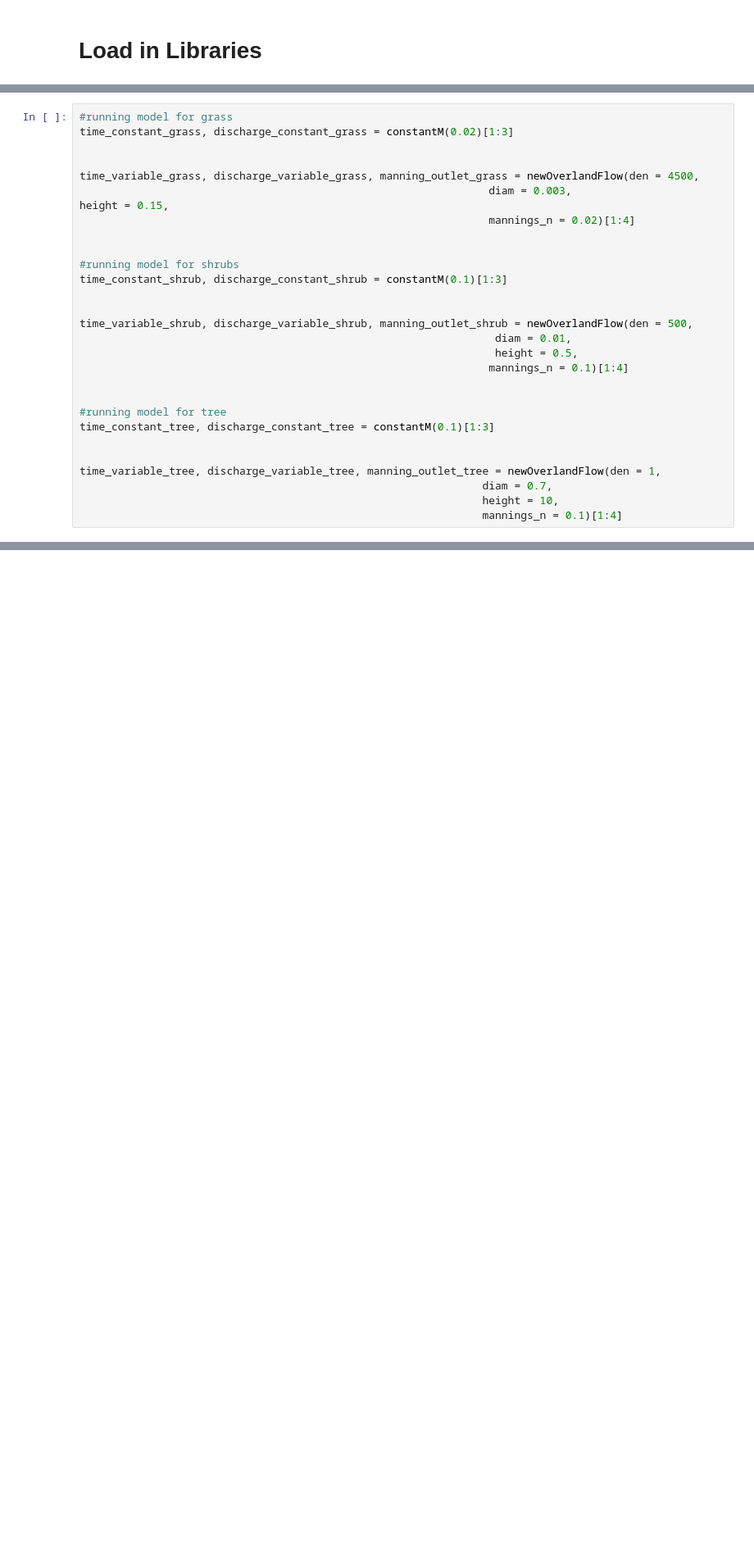
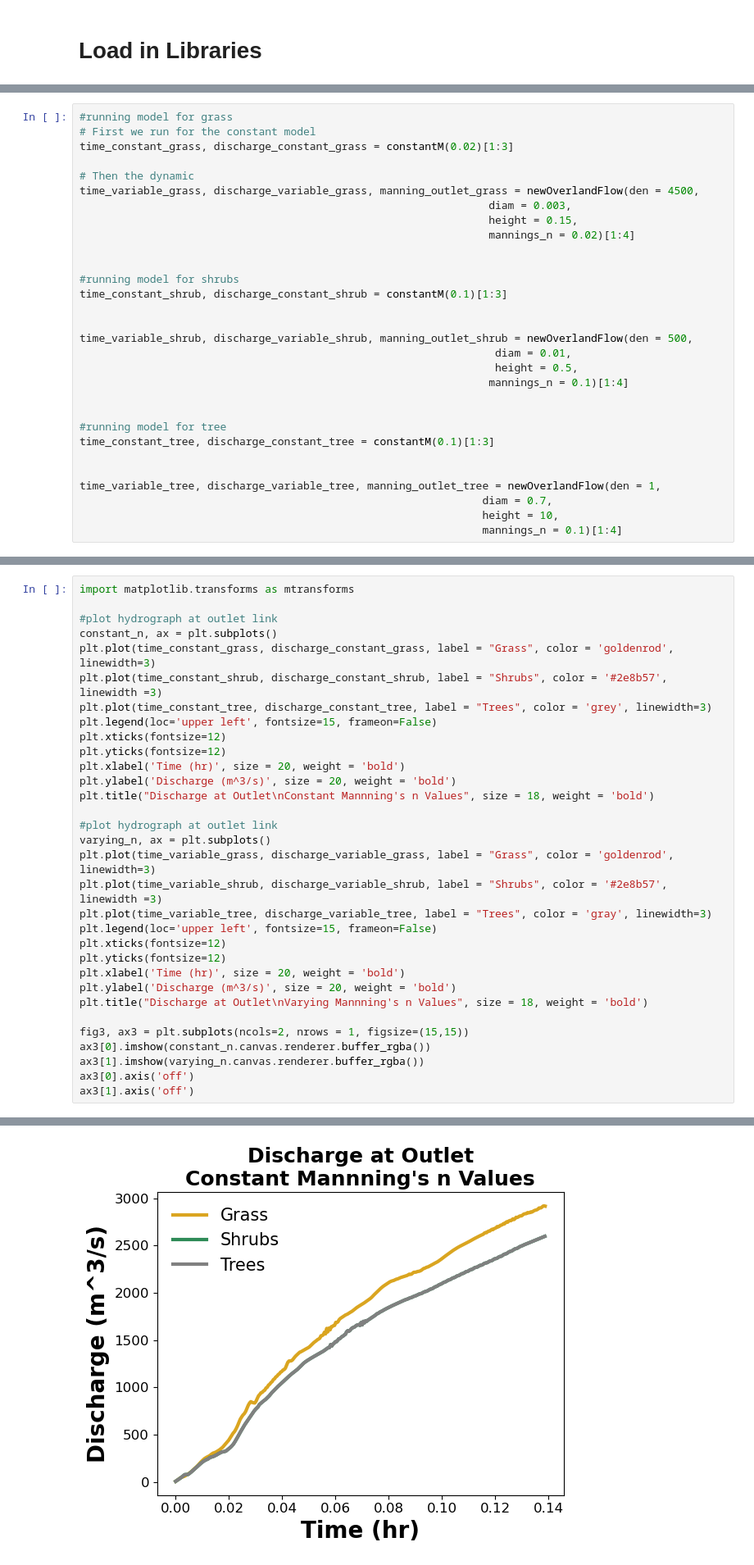
Before and after one commit to csdms-espin/Overland_flow_veg, a Jupyter notebook: Overlandflow_lesson.ipynb, the cells around one changed output, grey strips where cells are left out. Shown: that part at 82% size. Drawn from its saved outputs; the diff is of its cells as text; blank space fills up the shorter version.

```diff
--- a/Overlandflow_lesson.ipynb
+++ b/Overlandflow_lesson.ipynb
@@ -216,10 +228,12 @@ def newOverlandFlow(den, diam, height, mannings_n):
 # %%
 #running model for grass
+# First we run for the constant model
 time_constant_grass, discharge_constant_grass = constantM(0.02)[1:3]
 
-
+# Then the dynamic
 time_variable_grass, discharge_variable_grass, manning_outlet_grass = newOverlandFlow(den = 4500,
-                                                                diam = 0.003,                                                                  height = 0.15,
+                                                                diam = 0.003,
+                                                                height = 0.15,
                                                                 mannings_n = 0.02)[1:4]
 
 
@@ -338,0 +369,33 @@ manning_outlet_grass
+# %%
+import matplotlib.transforms as mtransforms
+
+#plot hydrograph at outlet link
+constant_n, ax = plt.subplots()
+plt.plot(time_constant_grass, discharge_constant_grass, label = "Grass", color = 'goldenrod', linewidth=3)
+plt.plot(time_constant_shrub, discharge_constant_shrub, label = "Shrubs", color = '#2e8b57', linewidth =3)
+plt.plot(time_constant_tree, discharge_constant_tree, label = "Trees", color = 'grey', linewidth=3)
+plt.legend(loc='upper left', fontsize=15, frameon=False)
+plt.xticks(fontsize=12)
+plt.yticks(fontsize=12)
+plt.xlabel('Time (hr)', size = 20, weight = 'bold')
+plt.ylabel('Discharge (m^3/s)', size = 20, weight = 'bold')
+plt.title("Discharge at Outlet\nConstant Mannning's n Values", size = 18, weight = 'bold')
+
+#plot hydrograph at outlet link
+varying_n, ax = plt.subplots()
+plt.plot(time_variable_grass, discharge_variable_grass, label = "Grass", color = 'goldenrod', linewidth=3)
+plt.plot(time_variable_shrub, discharge_variable_shrub, label = "Shrubs", color = '#2e8b57', linewidth =3)
+plt.plot(time_variable_tree, discharge_variable_tree, label = "Trees", color = 'gray', linewidth=3)
+plt.legend(loc='upper left', fontsize=15, frameon=False)
+plt.xticks(fontsize=12)
+plt.yticks(fontsize=12)
+plt.xlabel('Time (hr)', size = 20, weight = 'bold')
+plt.ylabel('Discharge (m^3/s)', size = 20, weight = 'bold')
+plt.title("Discharge at Outlet\nVarying Mannning's n Values", size = 18, weight = 'bold')
+
+fig3, ax3 = plt.subplots(ncols=2, nrows = 1, figsize=(15,15))
+ax3[0].imshow(constant_n.canvas.renderer.buffer_rgba())
+ax3[1].imshow(varying_n.canvas.renderer.buffer_rgba())
+ax3[0].axis('off')
+ax3[1].axis('off')
+# %% [output]
@@ -338,0 +403 @@ manning_outlet_grass
+[figure, added]
```
Also changed, not shown: parts of 19 cells of this notebook.
